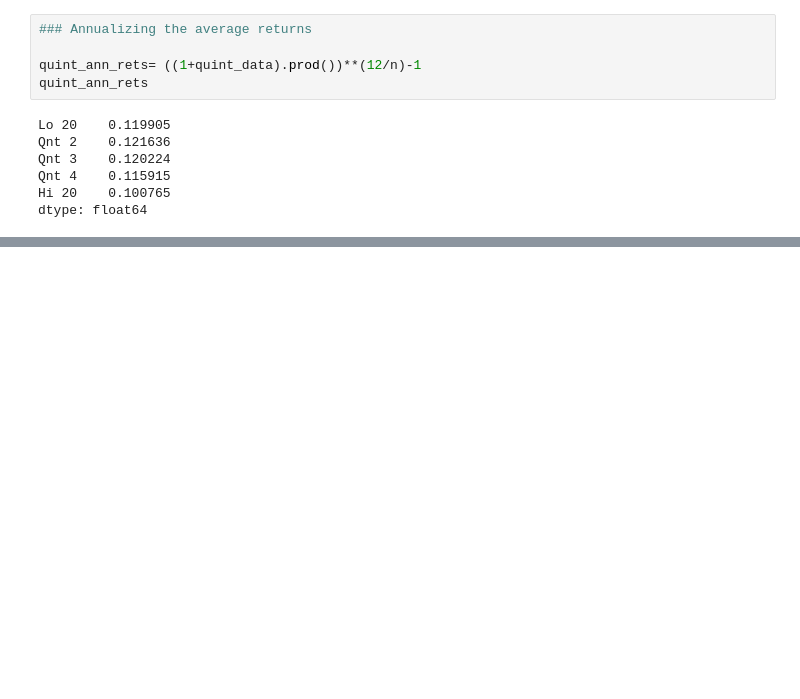
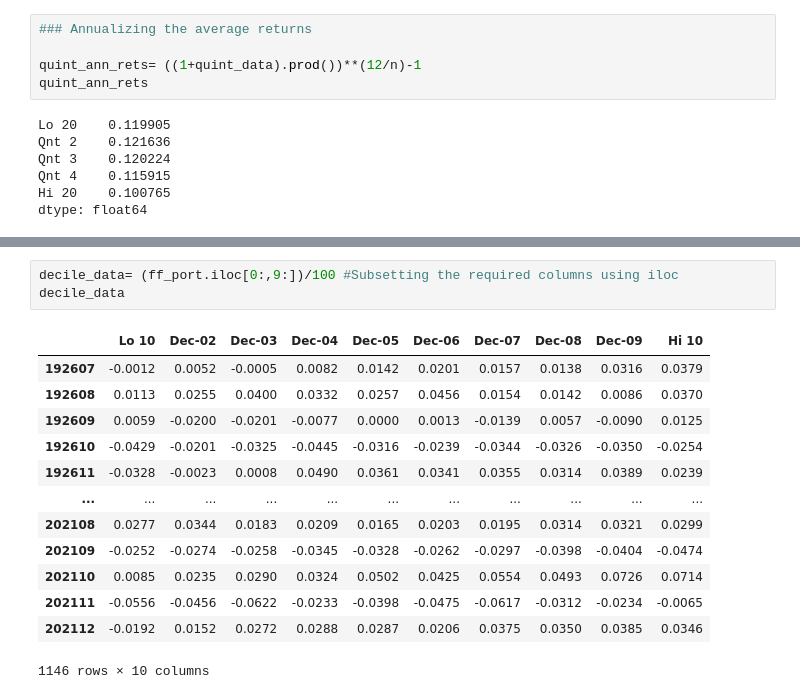
Before and after one commit to biv-neupane7/Code-for-the-articles, a Jupyter notebook: Article 16.ipynb, the cells around one changed output, grey strips where cells are left out. Drawn from its saved outputs; the diff is of its cells as text; blank space fills up the shorter version.

```diff
--- a/Article 16.ipynb
+++ b/Article 16.ipynb
@@ -499,0 +545,17 @@ AttributeError: This method only works with the ScalarFormatter.
+# %%
+decile_data= (ff_port.iloc[0:,9:])/100 #Subsetting the required columns using iloc
+decile_data
+# %% [output]
+|  | Lo 10 | Dec-02 | Dec-03 | Dec-04 | Dec-05 | Dec-06 | Dec-07 | Dec-08 | Dec-09 | Hi 10 |
+| 192607 | -0.0012 | 0.0052 | -0.0005 | 0.0082 | 0.0142 | 0.0201 | 0.0157 | 0.0138 | 0.0316 | 0.0379 |
+| 192608 | 0.0113 | 0.0255 | 0.0400 | 0.0332 | 0.0257 | 0.0456 | 0.0154 | 0.0142 | 0.0086 | 0.0370 |
+| 192609 | 0.0059 | -0.0200 | -0.0201 | -0.0077 | 0.0000 | 0.0013 | -0.0139 | 0.0057 | -0.0090 | 0.0125 |
+| 192610 | -0.0429 | -0.0201 | -0.0325 | -0.0445 | -0.0316 | -0.0239 | -0.0344 | -0.0326 | -0.0350 | -0.0254 |
+| 192611 | -0.0328 | -0.0023 | 0.0008 | 0.0490 | 0.0361 | 0.0341 | 0.0355 | 0.0314 | 0.0389 | 0.0239 |
+| ... | ... | ... | ... | ... | ... | ... | ... | ... | ... | ... |
+| 202108 | 0.0277 | 0.0344 | 0.0183 | 0.0209 | 0.0165 | 0.0203 | 0.0195 | 0.0314 | 0.0321 | 0.0299 |
+| 202109 | -0.0252 | -0.0274 | -0.0258 | -0.0345 | -0.0328 | -0.0262 | -0.0297 | -0.0398 | -0.0404 | -0.0474 |
+| 202110 | 0.0085 | 0.0235 | 0.0290 | 0.0324 | 0.0502 | 0.0425 | 0.0554 | 0.0493 | 0.0726 | 0.0714 |
+| 202111 | -0.0556 | -0.0456 | -0.0622 | -0.0233 | -0.0398 | -0.0475 | -0.0617 | -0.0312 | -0.0234 | -0.0065 |
+| 202112 | -0.0192 | 0.0152 | 0.0272 | 0.0288 | 0.0287 | 0.0206 | 0.0375 | 0.0350 | 0.0385 | 0.0346 |
+1146 rows × 10 columns
```
Also changed, not shown: parts of 35 cells of this notebook.
